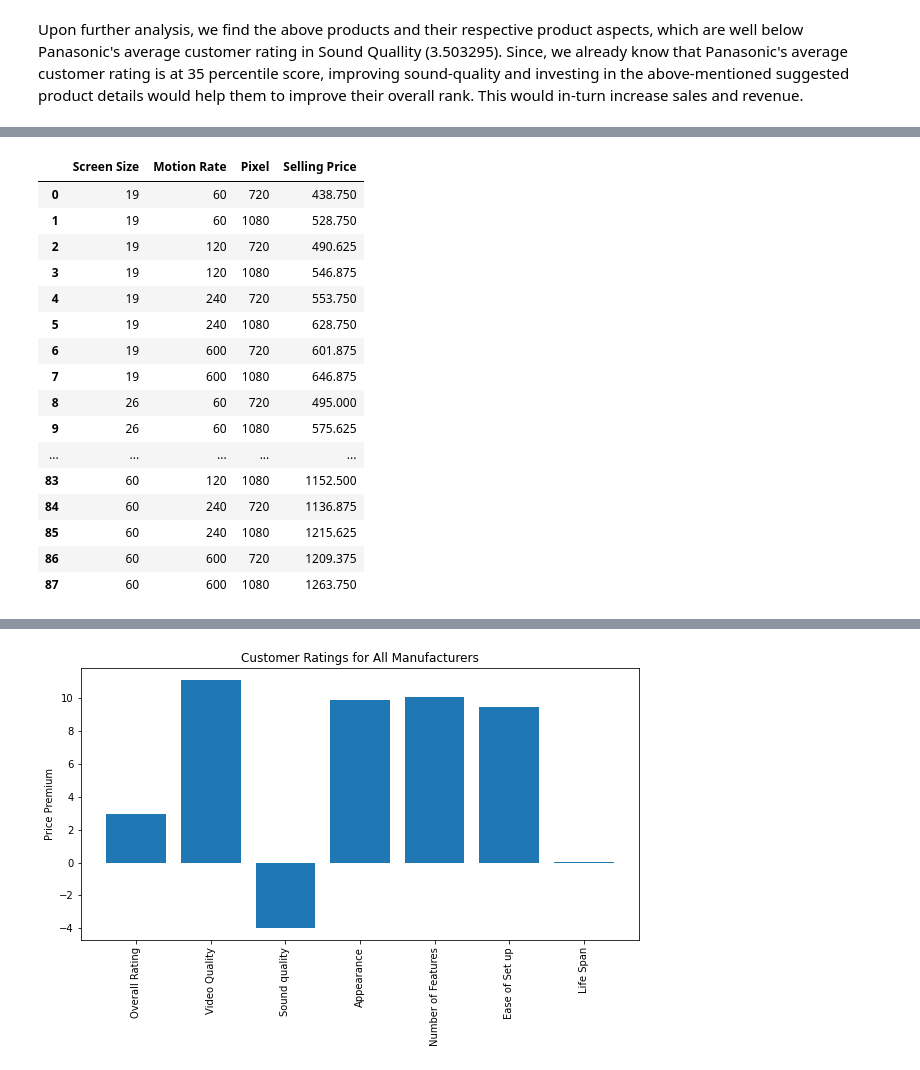
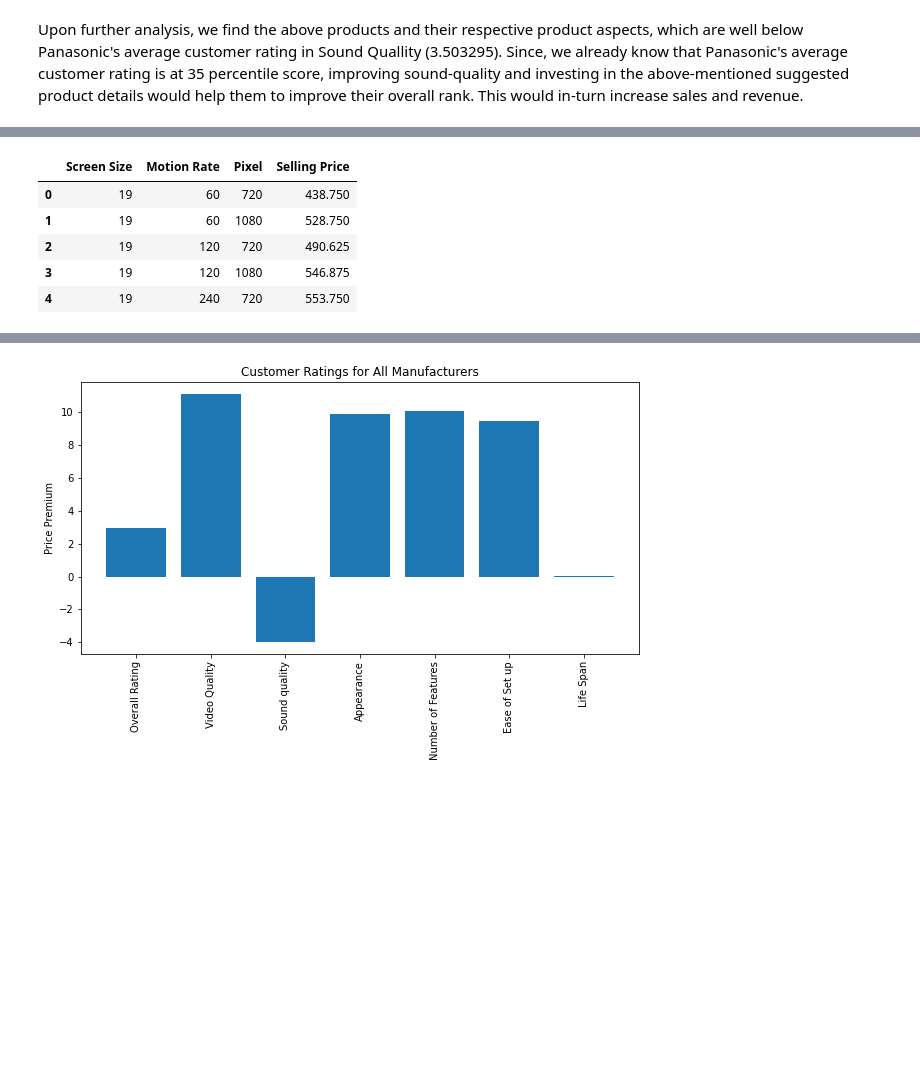
Before and after one commit to Divamshah/User-Generated-Content-Analysis, a Jupyter notebook: UserGeneratedContent_Analysis.ipynb, the cells around one changed output, grey strips where cells are left out. Saved outputs shown, nothing was run; the diff lists cells and outputs as text; code cells hidden in the pictures; blank space fills up the shorter version.

```diff
--- a/UserGeneratedContent_Analysis.ipynb
+++ b/UserGeneratedContent_Analysis.ipynb
@@ -180,25 +158,14 @@ avg_price
 # %%
 #Converting avg_price Pivot Table to Dataframe.
 avg_df = avg_price.reset_index()
-avg_df
+avg_df.head()
 # %% [output]
 |  | Screen Size | Motion Rate | Pixel | Selling Price |
 | 0 | 19 | 60 | 720 | 438.750 |
 | 1 | 19 | 60 | 1080 | 528.750 |
 | 2 | 19 | 120 | 720 | 490.625 |
 | 3 | 19 | 120 | 1080 | 546.875 |
 | 4 | 19 | 240 | 720 | 553.750 |
-| 5 | 19 | 240 | 1080 | 628.750 |
-| 6 | 19 | 600 | 720 | 601.875 |
-| 7 | 19 | 600 | 1080 | 646.875 |
-| 8 | 26 | 60 | 720 | 495.000 |
-| 9 | 26 | 60 | 1080 | 575.625 |
-| ... | ... | ... | ... | ... |
-| 83 | 60 | 120 | 1080 | 1152.500 |
-| 84 | 60 | 240 | 720 | 1136.875 |
-| 85 | 60 | 240 | 1080 | 1215.625 |
-| 86 | 60 | 600 | 720 | 1209.375 |
-| 87 | 60 | 600 | 1080 | 1263.750 |
 # %%
 #Selling price
 selling_df = df[['Screen Size', 'Motion Rate', 'Pixel', 'Selling Price']]
```
Also changed, not shown: parts of 10 cells of this notebook.
